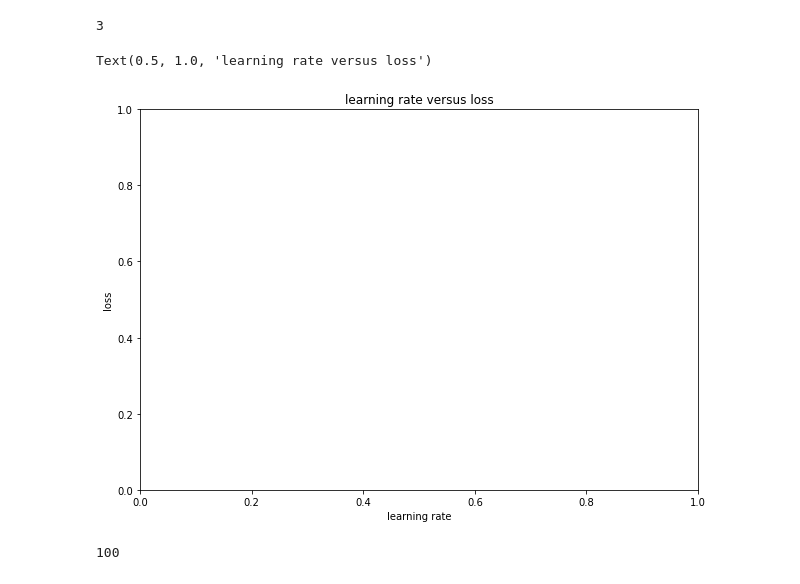
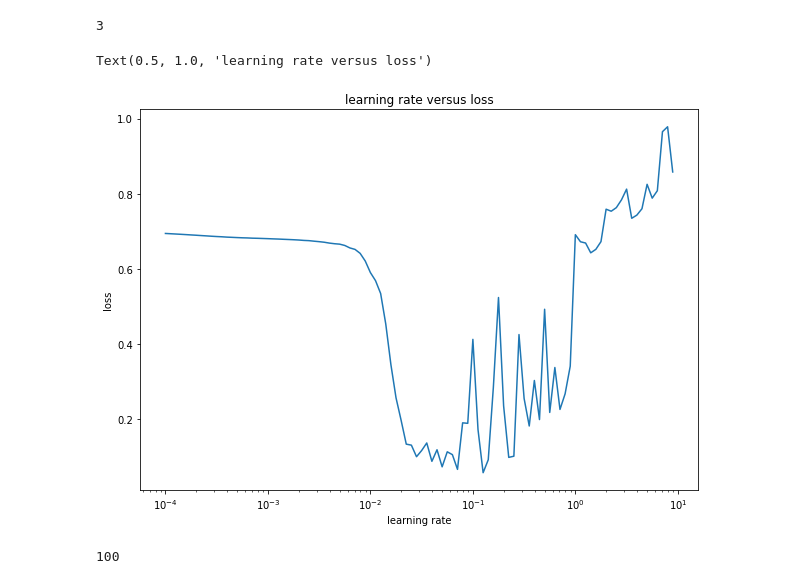
Before and after one commit to LiTaokui/TensorFlow-Deep-Learning, a Jupyter notebook: 02_neural_network_classification_with_tensorflow.ipynb, the cells around one changed output. Saved outputs shown, nothing was run; the diff lists cells and outputs as text; code cells hidden in the pictures.

```diff
--- a/02_neural_network_classification_with_tensorflow.ipynb
+++ b/02_neural_network_classification_with_tensorflow.ipynb
@@ -786,13 +786,14 @@ len("lrs")
 # %%
 # plot the learning versus the loss
 lrs = 1e-4 * (10 ** (tf.range(100)/20))
 plt.figure(figsize=(10,7))
+plt.semilogx(lrs,history_9.history["loss"])
 plt.xlabel("learning rate")
 plt.ylabel("loss")
 plt.title("learning rate versus loss")
 # %% [output]
 Text(0.5, 1.0, 'learning rate versus loss')
-[figure, old version]
+[figure, new version]
 # %%
 len(lrs)
 # %% [output]
```
